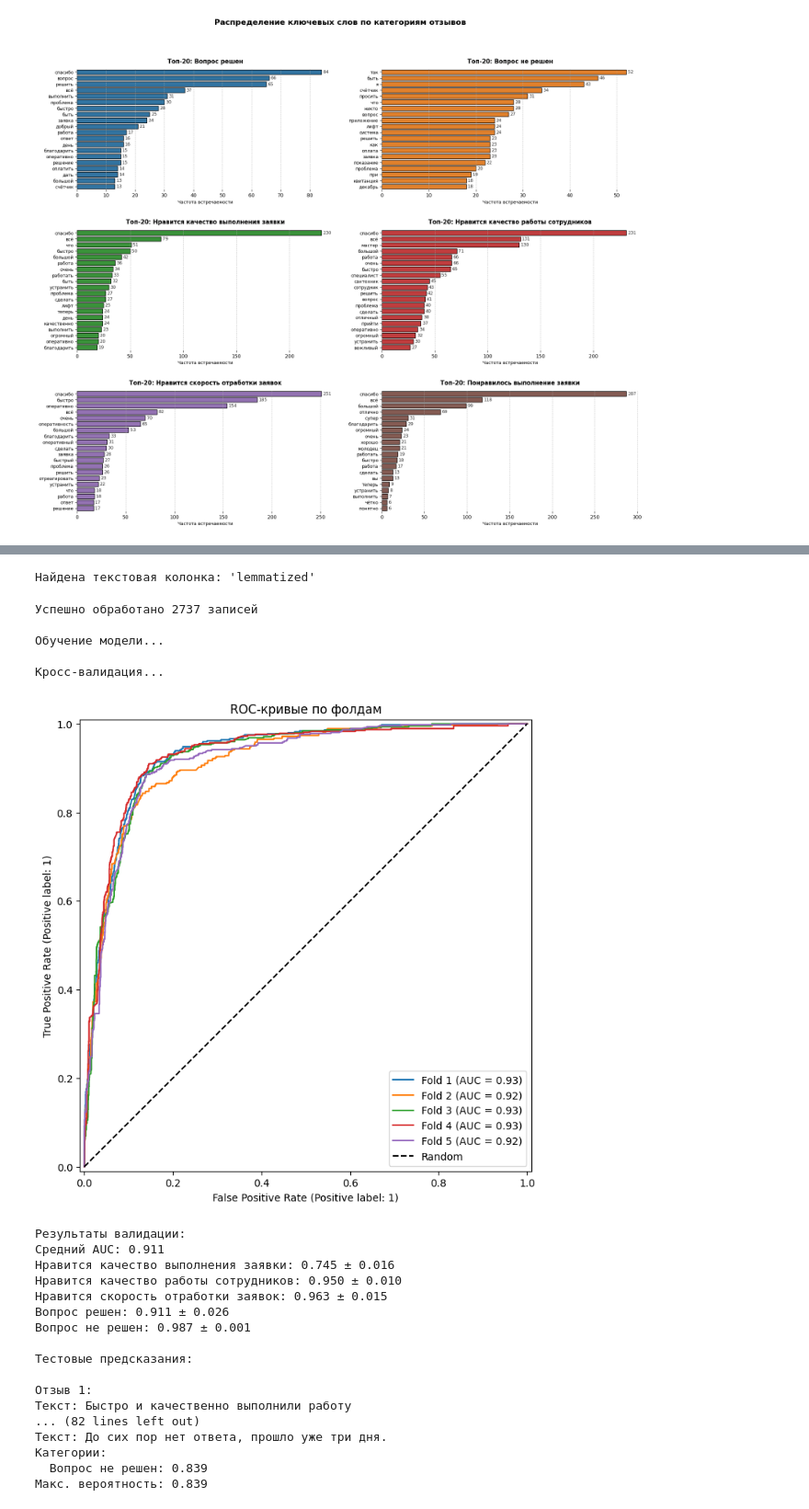
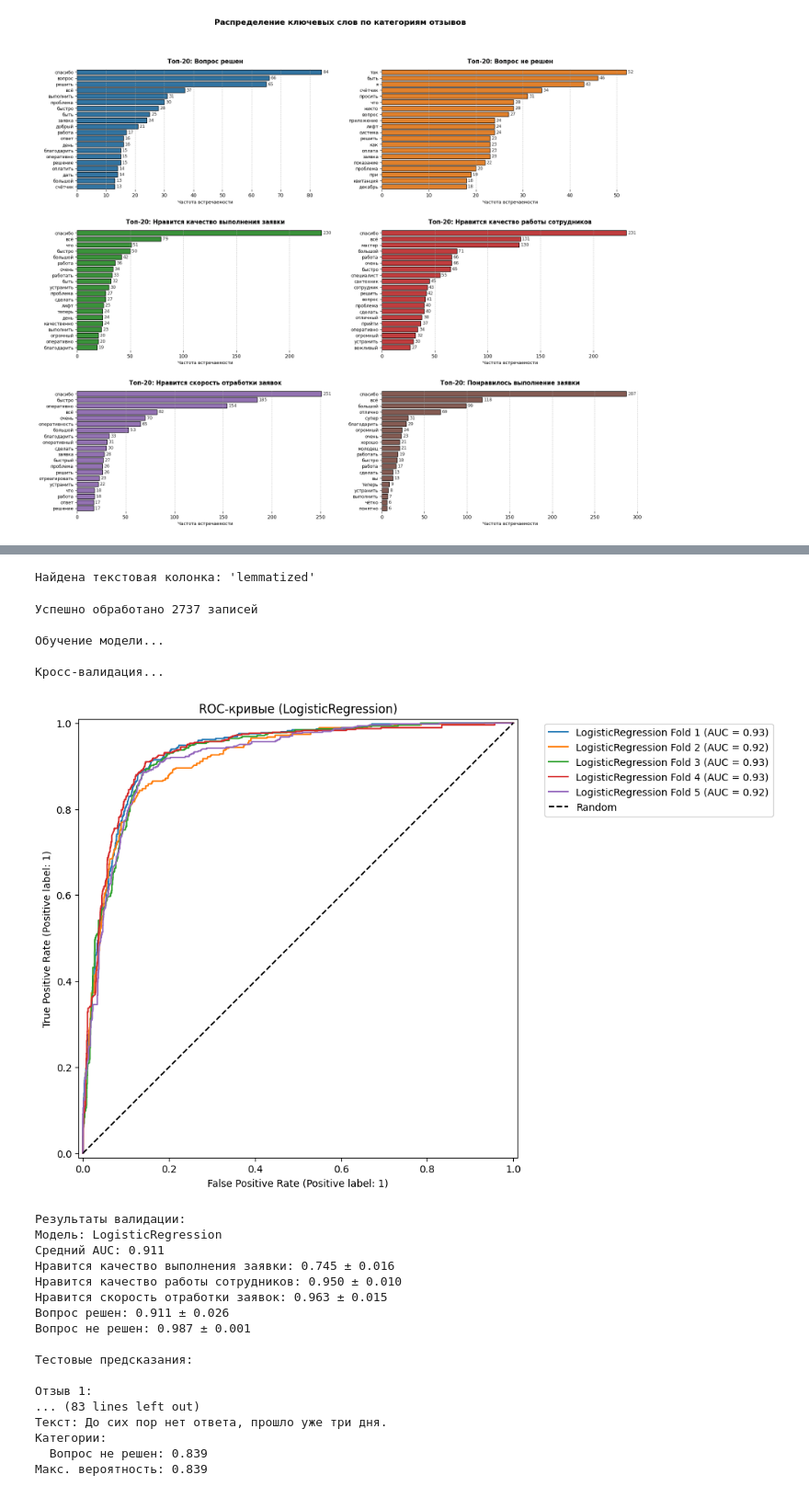
Before and after one commit to sshhmmoonnyyaa/intensiv_zam_bas, a Jupyter notebook: интенсив Женя/normal_final_result/test.ipynb, the cells around one changed output, grey strips where cells are left out. Shown at 92% size. Cells and saved outputs as stored; diff of their text form; code cells hidden in the pictures.

```diff
--- a/интенсив Женя/normal_final_result/test.ipynb
+++ b/интенсив Женя/normal_final_result/test.ipynb
@@ -649,8 +649,6 @@ if __name__ == "__main__":
   Вопрос не решен: 0.839
 Макс. вероятность: 0.839
 # %%
-# наш выбор
-
 import pandas as pd
 import numpy as np
 import re
@@ -763,8 +761,8 @@ def build_model():
         )
     )
 
-# 4. Кросс-валидация
-def cross_validate(X, y, categories, n_splits=5):
+# 4. Кросс-валидация с отображением названия модели
+def cross_validate(X, y, categories, model_name, n_splits=5):
     cv = StratifiedKFold(n_splits=n_splits, shuffle=True, random_state=42)
     results = {
         'auc_scores': [],
@@ -792,17 +790,17 @@ def cross_validate(X, y, categories, n_splits=5):
                     roc_auc_score(y_test[:,i], y_proba[:,i])
                 )
 
-        # Визуализация ROC
+        # Визуализация ROC с названием модели
         RocCurveDisplay.from_predictions(
             LabelBinarizer().fit_transform(y_test).ravel(),
             y_proba.ravel(),
-            name=f"Fold {fold+1}",
+            name=f"{model_name} Fold {fold+1}",
             ax=plt.gca()
         )
 
     plt.plot([0,1], [0,1], 'k--', label="Random")
-    plt.title('ROC-кривые по фолдам')
-    plt.legend()
+    plt.title(f'ROC-кривые ({model_name})')
+    plt.legend(bbox_to_anchor=(1.05, 1), loc='upper left')
     plt.show()
 
     return results
@@ -840,15 +838,17 @@ def predict_with_threshold(model, texts, categories, threshold=0.25):
 def main():
     try:
         X, y, cats = load_and_prepare_data()
+        model = build_model()
+        model_name = "LinearSVC"  # Определяем название модели
 
         print("\nОбучение модели...")
-        model = build_model()
         model.fit(X, y)
 
         print("\nКросс-валидация...")
-        cv_results = cross_validate(X, y, cats)
+        cv_results = cross_validate(X, y, cats, model_name)
 
         print("\nРезультаты валидации:")
+        print(f"Модель: {model_name}")
         print(f"Средний AUC: {np.mean(cv_results['auc_scores']):.3f}")
         for cat in cats:
             scores = cv_results['category_auc'][cat]
@@ -861,7 +861,6 @@ def main():
             "",
             "Сотрудник опоздал, но проблему решил",
             "Никто не приехал, обслуживание ужасное",
-            # Новые комментарии
             "Сотрудники работают оперативно, заявка выполнена в срок.",
             "Качество услуг на высоте, но пришлось долго ждать ответа.",
             "Проблема осталась нерешенной, очень разочарован.",
@@ -1029,8 +1028,8 @@ def build_model():
         )
     )
 
-# 4. Кросс-валидация
-def cross_validate(X, y, categories, n_splits=5):
+# 4. Кросс-валидация с отображением названия модели
+def cross_validate(X, y, categories, model_name, n_splits=5):
     cv = StratifiedKFold(n_splits=n_splits, shuffle=True, random_state=42)
     results = {
         'auc_scores': [],
@@ -1057,17 +1056,17 @@ def cross_validate(X, y, categories, n_splits=5):
                 results['category_auc'][cat].append(
                     roc_auc_score(y_test[:,i], y_proba[:,i]))
 
-        # Визуализация ROC
+        # Визуализация ROC с названием модели
         RocCurveDisplay.from_predictions(
             LabelBinarizer().fit_transform(y_test).ravel(),
             y_proba.ravel(),
-            name=f"Fold {fold+1}",
+            name=f"{model_name} Fold {fold+1}",
             ax=plt.gca()
         )
 
     plt.plot([0,1], [0,1], 'k--', label="Random")
-    plt.title('ROC-кривые по фолдам')
-    plt.legend()
+    plt.title(f'ROC-кривые ({model_name})')
+    plt.legend(bbox_to_anchor=(1.05, 1), loc='upper left')
     plt.show()
 
     return results
@@ -1105,15 +1104,17 @@ def predict_with_threshold(model, texts, categories, threshold=0.25):
 def main():
     try:
         X, y, cats = load_and_prepare_data()
+        model = build_model()
+        model_name = "LogisticRegression"  # Определяем название модели
 
         print("\nОбучение модели...")
-        model = build_model()
         model.fit(X, y)
 
         print("\nКросс-валидация...")
-        cv_results = cross_validate(X, y, cats)
+        cv_results = cross_validate(X, y, cats, model_name)
 
         print("\nРезультаты валидации:")
+        print(f"Модель: {model_name}")
         print(f"Средний AUC: {np.mean(cv_results['auc_scores']):.3f}")
         for cat in cats:
             scores = cv_results['category_auc'][cat]
@@ -1137,35 +1138,36 @@ def main():
             "Работа сделана хорошо, но сотрудник опоздал на встречу.",
             "До сих пор нет ответа, прошло уже три дня."
         ]
 
         print("\nТестовые предсказания:")
         predictions = predict_with_threshold(model, test_texts, cats, 0.25)
 
         for i, pred in enumerate(predictions):
             print(f"\nОтзыв {i+1}:")
             print(f"Текст: {pred['text']}")
             if pred['categories']:
                 print("Категории:")
                 for cat in pred['categories']:
                     print(f"  {cat}: {pred['probabilities'][cat]:.3f}")
             else:
                 print("Категории: не определены")
             print(f"Макс. вероятность: {pred['max_score']:.3f}")
 
     except Exception as e:
         print(f"\nКритическая ошибка: {str(e)}")
 
 if __name__ == "__main__":
     main()
 # %% [output]
 Найдена текстовая колонка: 'lemmatized'
 Успешно обработано 2737 записей
 
 Обучение модели...
 
 Кросс-валидация...
-[figure, old version]
+[figure, new version]
 Результаты валидации:
+Модель: LogisticRegression
 Средний AUC: 0.911
 Нравится качество выполнения заявки: 0.745 ± 0.016
 Нравится качество работы сотрудников: 0.950 ± 0.010
@@ -1176,8 +1178,7 @@ if __name__ == "__main__":
 Тестовые предсказания:
 
 Отзыв 1:
-Текст: Быстро и качественно выполнили работу
-... (82 lines left out)
+... (83 lines left out)
 Текст: До сих пор нет ответа, прошло уже три дня.
 Категории:
   Вопрос не решен: 0.839
```
Also changed, not shown: parts of 4 cells of this notebook, 2 other files.
